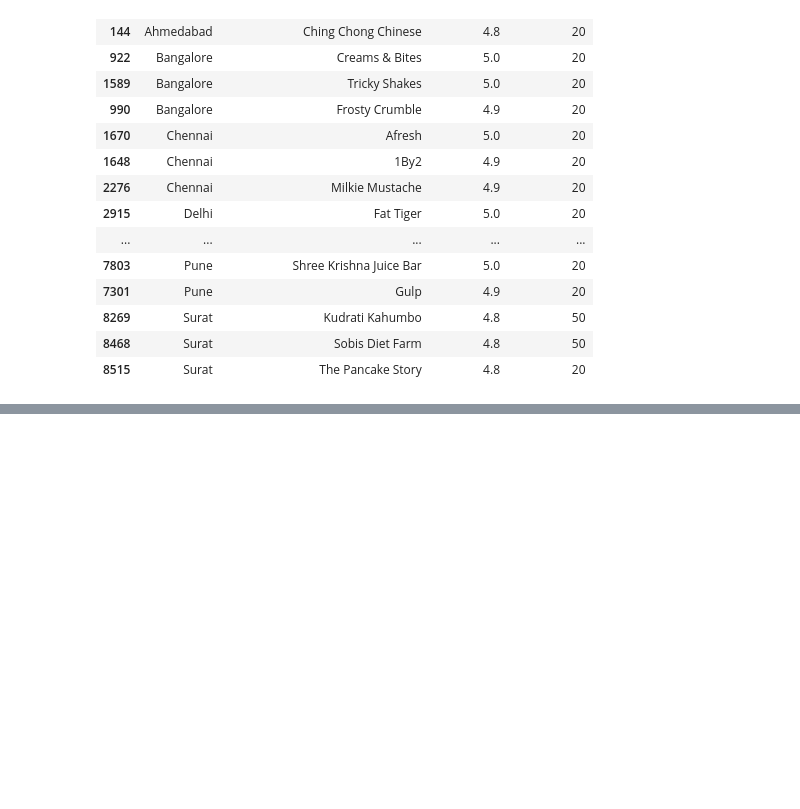
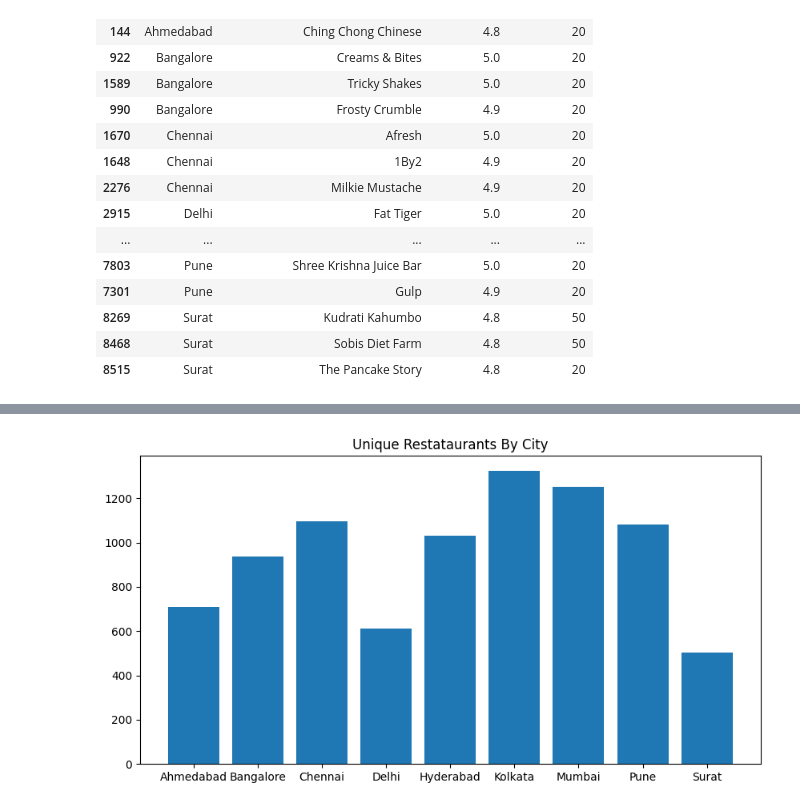
Before and after one commit to kirankumare25/Swiggy-Performance-analysis, a Jupyter notebook: analysis.ipynb, the cells around one changed output, grey strips where cells are left out. Drawn from its saved outputs; the diff is of its cells as text; code cells hidden in the pictures; blank space fills up the shorter version.

Commit message:
added two plots using matplotlib

```diff
--- a/analysis.ipynb
+++ b/analysis.ipynb
@@ -24,3 +24,7 @@ df.isnull().sum()
 
 # Data types correct? (date, numbers)
 df.info()
+# %%
+# Unique Restaurants count by city
+unique_restaurants = df.groupby('City')['Restaurant'].nunique().reset_index(name='counts')
+unique_restaurants
@@ -120,4 +134,0 @@ Name: Total ratings, Length: 7865, dtype: int64
-# %%
-# Unique Restaurants count by city
-unique_restaurants = df.groupby('City')['Restaurant'].nunique()
-unique_restaurants
@@ -158,0 +170,10 @@ top_3_restaurant_by_city
+# %%
+import matplotlib.pyplot as plt
+
+
+plt.figure(figsize=(10, 5))
+bar = plt.bar(unique_restaurants['City'], unique_restaurants['counts'])
+plt.title("Unique Restataurants By City")
+plt.show()
+# %% [output]
+[figure, added]
```
Also changed, not shown: parts of 9 cells of this notebook.
